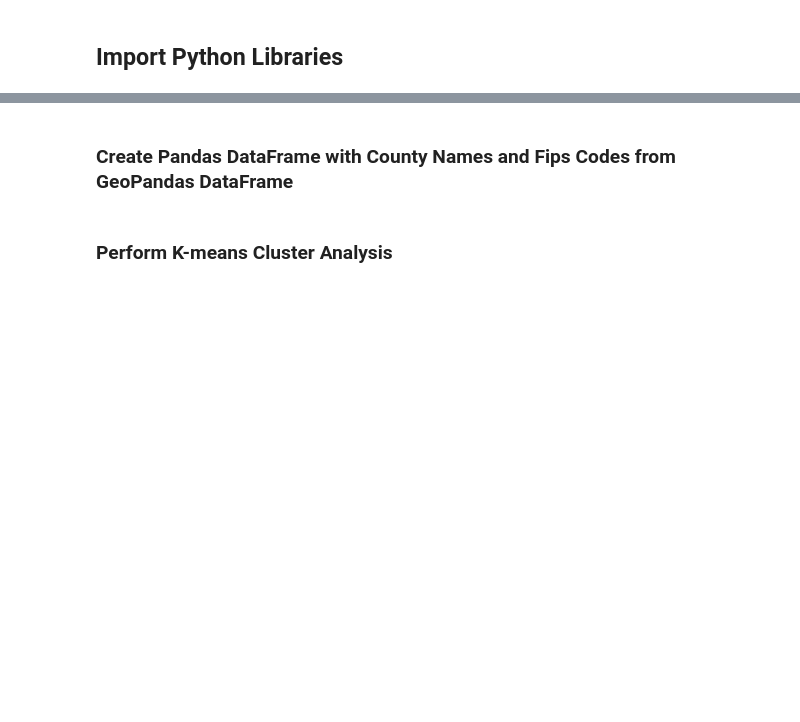
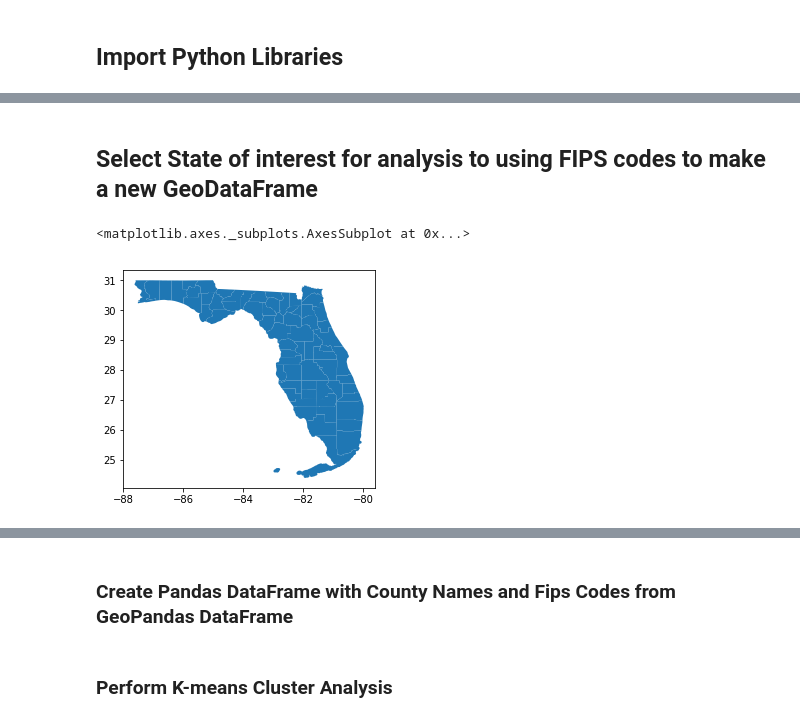
Before and after one commit to CRobGIS-RS/DataScience, a Jupyter notebook: Exploring Land Cover Atlas API - Unsupervised Learning (K-means) 20181025.ipynb, the cells around one changed output, grey strips where cells are left out. Drawn from its saved outputs; the diff is of its cells as text; code cells hidden in the pictures; blank space fills up the shorter version.

```diff
--- a/Exploring Land Cover Atlas API - Unsupervised Learning (K-means) 20181025.ipynb
+++ b/Exploring Land Cover Atlas API - Unsupervised Learning (K-means) 20181025.ipynb
@@ -16,0 +49,17 @@ from matplotlib import pyplot as plt
+# %%
+us_counties = download_shapefile("C:\\Projects\\junk\\Florida")
+# %% [markdown]
+## Select State of interest for analysis to using FIPS codes to make a new GeoDataFrame
+# %%
+def select_state(fips, nation):
+    """
+    Creates new GeoDataFrame based on FIPS code
+
+    fips:the 2-digit FIPS code for your state you of interest
+    nation: GeoDataFrame of census counties
+    """
+    counties = nation.loc[nation['STATEFP'] == '{0}'.format(fips)].squeeze()
+    counties = counties.rename(columns={'GEOID': 'geoId'})
+
+    #return counties
+    return counties
@@ -17 +68,6 @@ from matplotlib import pyplot as plt
+# %%
+counties_gdf.plot()
+# %% [output]
+<matplotlib.axes._subplots.AxesSubplot at 0x...>
+[figure, added]
 # %% [markdown]
```
Also changed, not shown: parts of 16 cells of this notebook.
